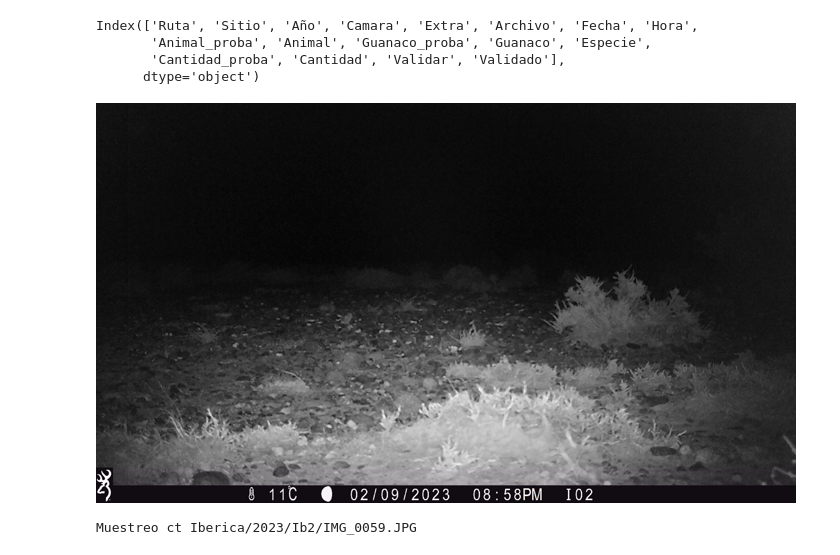
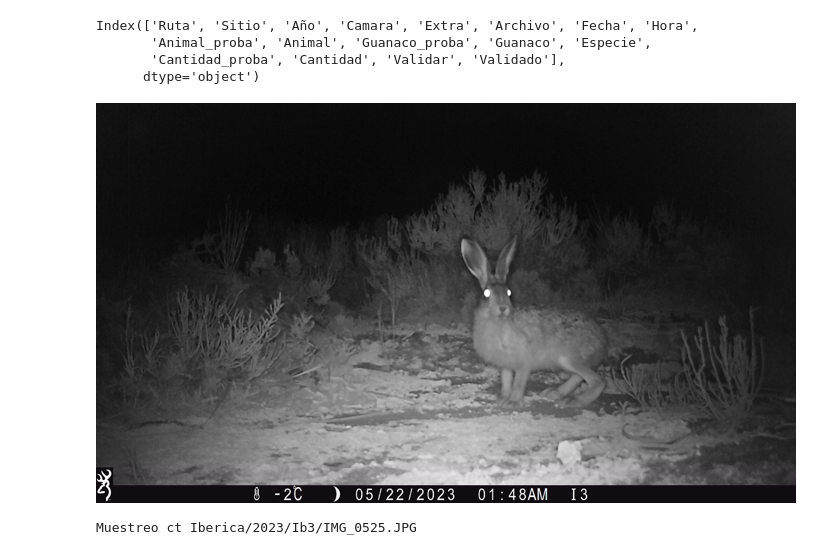
Before and after one commit to lucasarbues/RewildingPA, a Jupyter notebook: Piloto2023/revision.ipynb, the cells around one changed output. Saved outputs shown, nothing was run; the diff lists cells and outputs as text; code cells hidden in the pictures.

```diff
--- a/Piloto2023/revision.ipynb
+++ b/Piloto2023/revision.ipynb
@@ -29,20 +29,20 @@ Index(['Ruta', 'Sitio', 'Año', 'Camara', 'Extra', 'Archivo', 'Fecha', 'Hora',
 a = df.loc[df['Animal_proba'] > 0.9]
 # %%
 # Descarga la imagen desde S3
-ruta = a['Ruta'].iloc[2840]
+ruta = a['Ruta'].iloc[3347]
 response = s3.get_object(Bucket=nombre_bucket_s3, Key=ruta)
 
 # Lee los datos de la imagen
 datos_imagen = response['Body'].read()
 
 # Abre la imagen utilizando Pillow
 imagen = Image.open(BytesIO(datos_imagen))
 
 imagen = imagen.resize((700,400))
 
 # Muestra la imagen en el Jupyter Notebook
 display(imagen)
 print(ruta)
 # %% [output]
-[figure, old version]
+[figure, new version]
-Muestreo ct Iberica/2023/Ib2/IMG_0059.JPG
+Muestreo ct Iberica/2023/Ib3/IMG_0525.JPG
```
